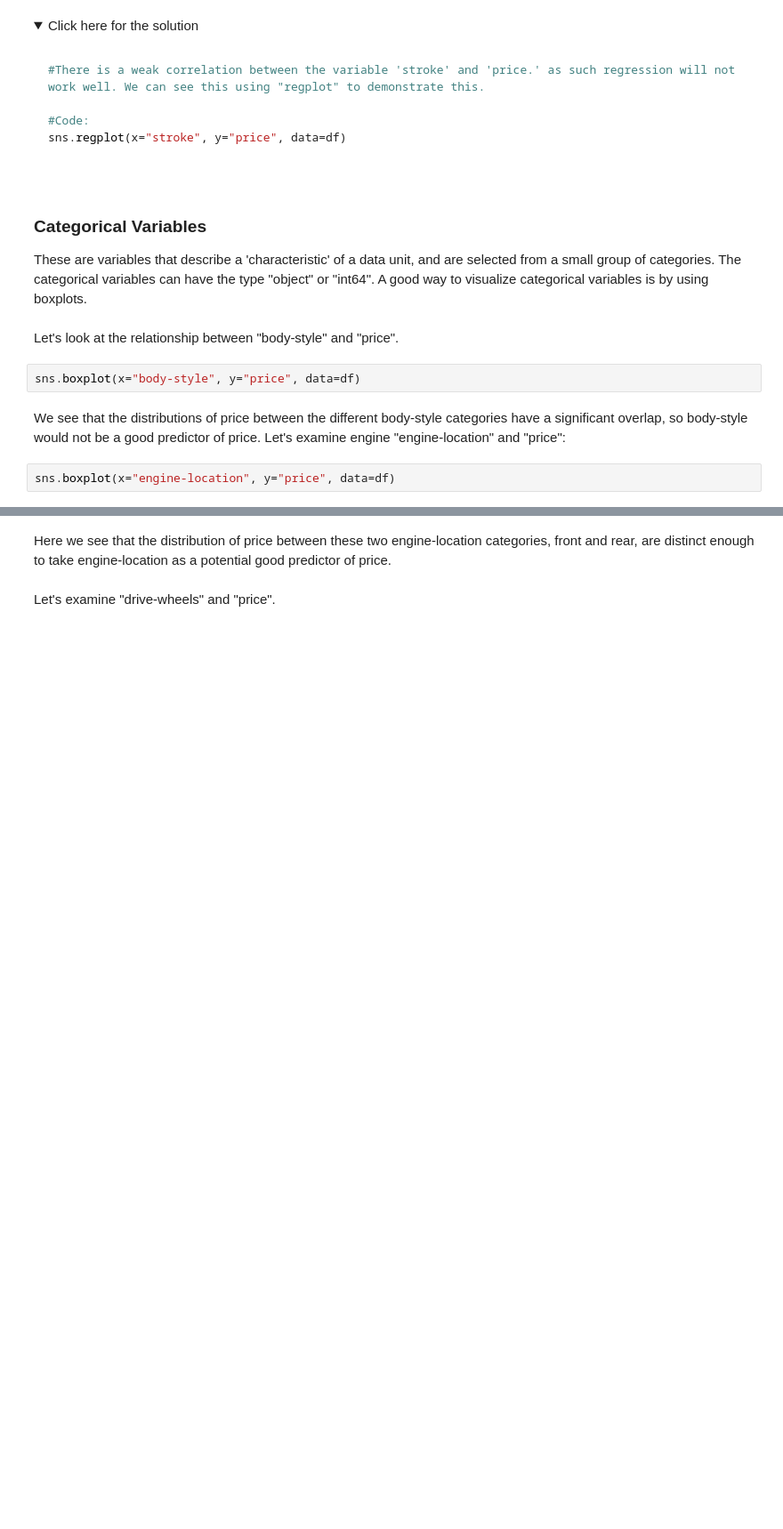
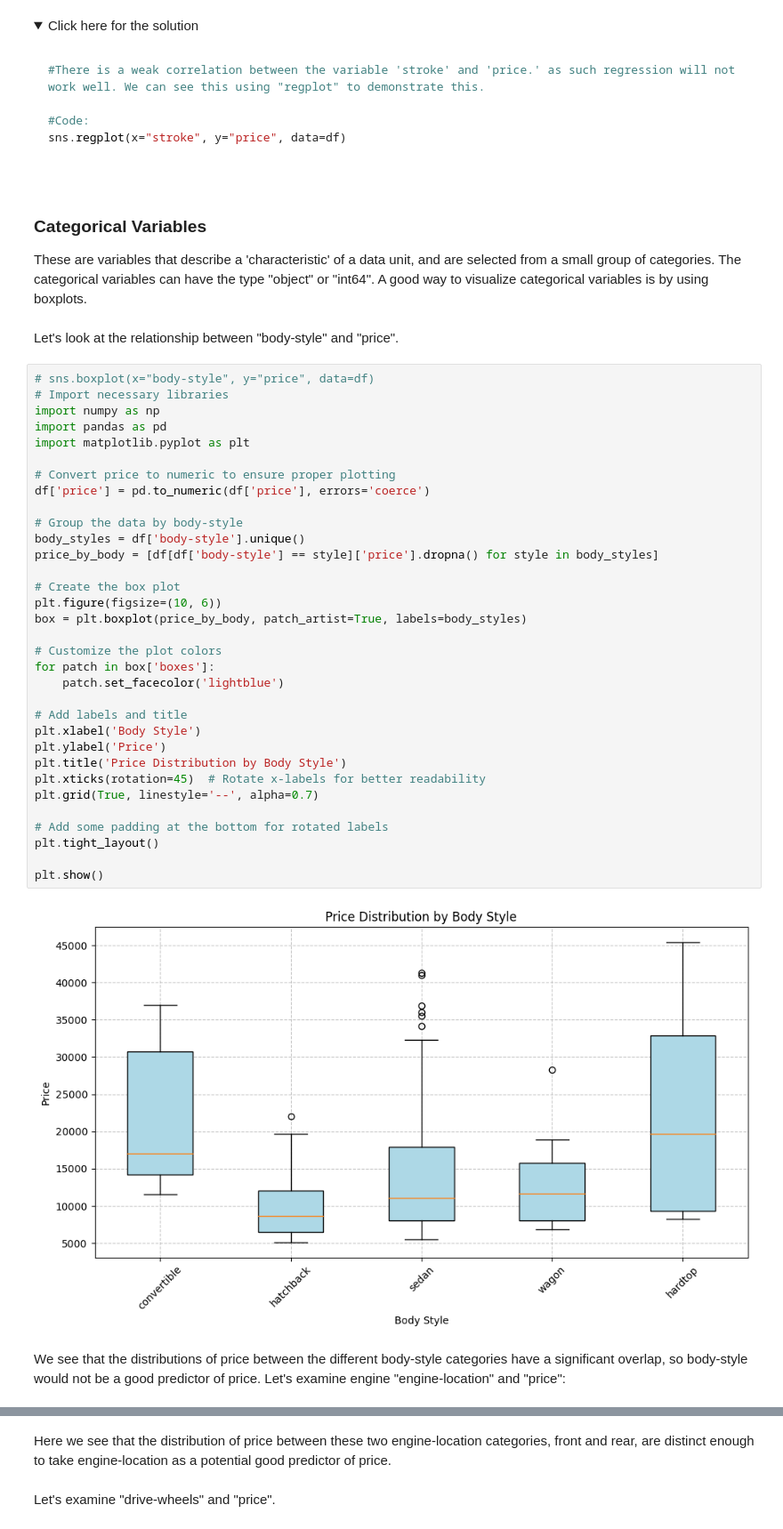
Before and after one commit to bshongwe/ibm-data-science-with-python, a Jupyter notebook: DA0101EN/exploratory-data-analysis.ipynb, the cells around one changed output, grey strips where cells are left out. Shown: that part at 89% size. Saved outputs shown, nothing was run; the diff lists cells and outputs as text; folded sections open; blank space fills up the shorter version.

```diff
--- a/DA0101EN/exploratory-data-analysis.ipynb
+++ b/DA0101EN/exploratory-data-analysis.ipynb
@@ -655,9 +655,40 @@ sns.regplot(x="stroke", y="price", data=df)
 <p>These are variables that describe a 'characteristic' of a data unit, and are selected from a small group of categories. The categorical variables can have the type "object" or "int64". A good way to visualize categorical variables is by using boxplots.</p>
 # %% [markdown]
 Let's look at the relationship between "body-style" and "price".
-# %%
-sns.boxplot(x="body-style", y="price", data=df)
+# %%
+# sns.boxplot(x="body-style", y="price", data=df)
+# Import necessary libraries
+import numpy as np
+import pandas as pd
+import matplotlib.pyplot as plt
+
+# Convert price to numeric to ensure proper plotting
+df['price'] = pd.to_numeric(df['price'], errors='coerce')
+
+# Group the data by body-style
+body_styles = df['body-style'].unique()
+price_by_body = [df[df['body-style'] == style]['price'].dropna() for style in body_styles]
+
+# Create the box plot
+plt.figure(figsize=(10, 6))
+box = plt.boxplot(price_by_body, patch_artist=True, labels=body_styles)
+
+# Customize the plot colors
+for patch in box['boxes']:
+    patch.set_facecolor('lightblue')
+
+# Add labels and title
+plt.xlabel('Body Style')
+plt.ylabel('Price')
+plt.title('Price Distribution by Body Style')
+plt.xticks(rotation=45)  # Rotate x-labels for better readability
+plt.grid(True, linestyle='--', alpha=0.7)
+
+# Add some padding at the bottom for rotated labels
+plt.tight_layout()
+
+plt.show()
+# %% [output]
+[figure, added]
 # %% [markdown]
 <p>We see that the distributions of price between the different body-style categories have a significant overlap, so body-style would not be a good predictor of price. Let's examine engine "engine-location" and "price":</p>
-# %%
-sns.boxplot(x="engine-location", y="price", data=df)
```
Also changed, not shown: parts of 16 cells of this notebook.
